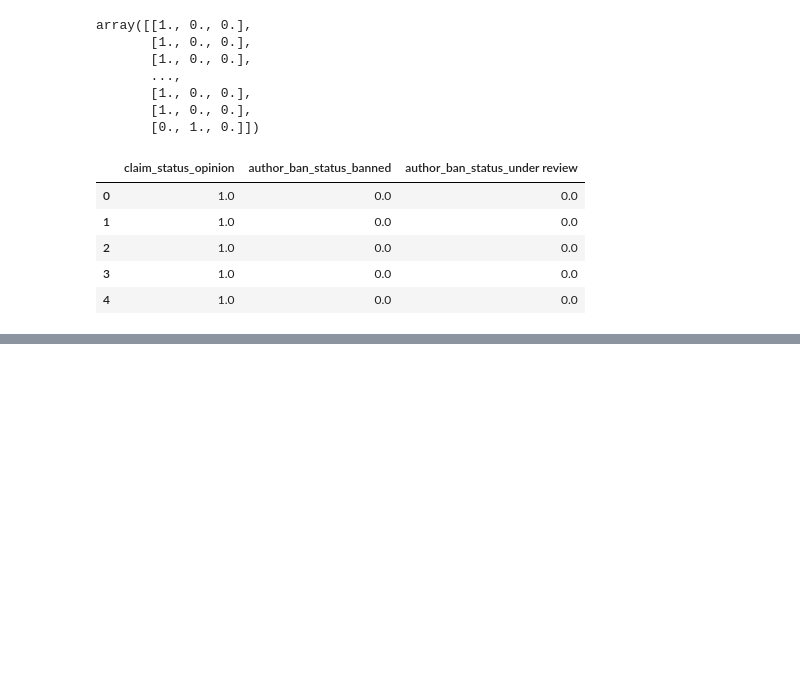
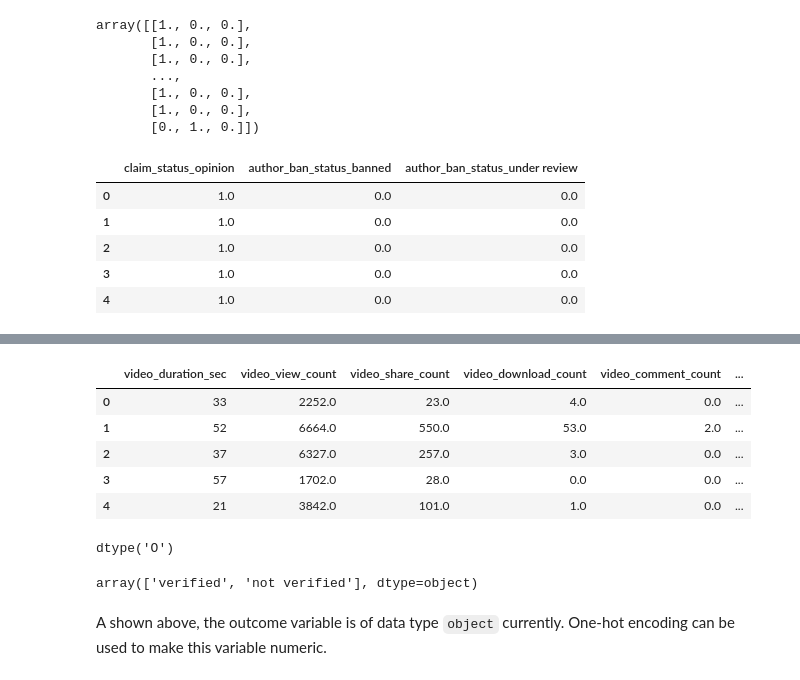
Before and after one commit to Mustafa777Xo/TikTok, a Jupyter notebook: tiktok_classfication.ipynb, the cells around one changed output, grey strips where cells are left out. Saved outputs shown, nothing was run; the diff lists cells and outputs as text; code cells hidden in the pictures; blank space fills up the shorter version.

Commit message:
train data completed

```diff
--- a/tiktok_classfication.ipynb
+++ b/tiktok_classfication.ipynb
@@ -710,0 +721,25 @@ X_train_encoded_df.head()
+# %%
+# Concatenate `X_train` and `X_train_encoded_df` to form the final dataframe for training data (`X_train_final`)
+# Note: Using `.reset_index(drop=True)` to reset the index in X_train after dropping `claim_status` and `author_ban_status`,
+# so that the indices align with those in `X_train_encoded_df` and `count_df`
+X_train_final = pd.concat([X_train.drop(columns=["claim_status", "author_ban_status"]).reset_index(drop=True), X_train_encoded_df], axis=1)
+
+# Display first few rows
+X_train_final.head()
+# %% [output]
+|  | video_duration_sec | video_view_count | video_share_count | video_download_count | video_comment_count | ... |
+| 0 | 33 | 2252.0 | 23.0 | 4.0 | 0.0 | ... |
+| 1 | 52 | 6664.0 | 550.0 | 53.0 | 2.0 | ... |
+| 2 | 37 | 6327.0 | 257.0 | 3.0 | 0.0 | ... |
+| 3 | 57 | 1702.0 | 28.0 | 0.0 | 0.0 | ... |
+| 4 | 21 | 3842.0 | 101.0 | 1.0 | 0.0 | ... |
+# %%
+y_train.dtype
+# %% [output]
+dtype('O')
+# %%
+y_train.unique()
+# %% [output]
+array(['verified', 'not verified'], dtype=object)
+# %% [markdown]
+A shown above, the outcome variable is of data type `object` currently. One-hot encoding can be used to make this variable numeric.
```
Also changed, not shown: parts of 1 cell of this notebook.
